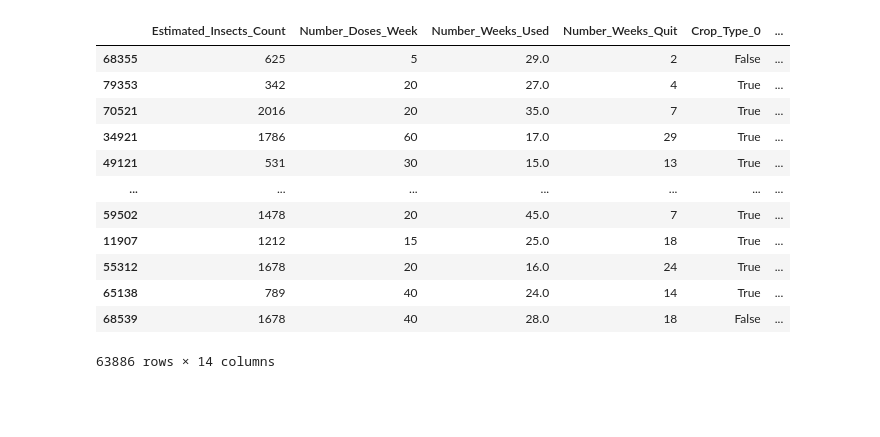
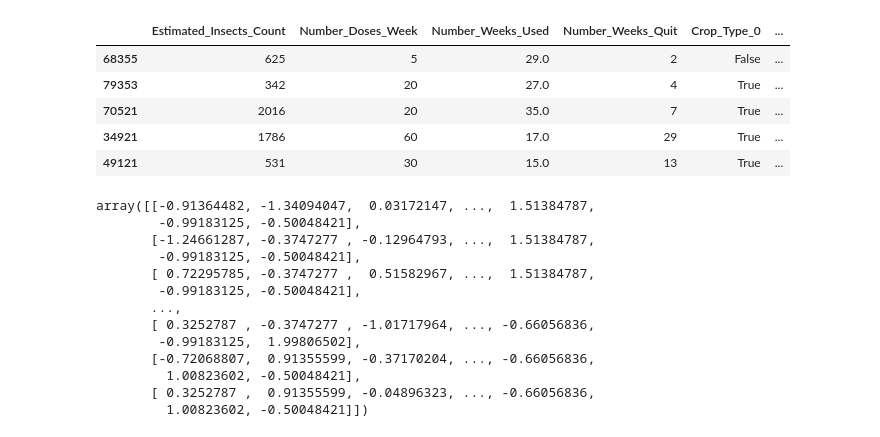
Before and after one commit to rochamarcio/AGRONEG-CIO, a Jupyter notebook: src/Models/agro-models.ipynb, the cells around one changed output. Drawn from its saved outputs; the diff is of its cells as text; code cells hidden in the pictures; blank space fills up the shorter version.

```diff
--- a/src/Models/agro-models.ipynb
+++ b/src/Models/agro-models.ipynb
@@ -12,18 +18,11 @@ warnings.filterwarnings ("ignore")
 # %%
 X_train , X_test , y_train, y_test = preprocessing()
 # %%
-X_train
+X_train.head()
 # %% [output]
 |  | Estimated_Insects_Count | Number_Doses_Week | Number_Weeks_Used | Number_Weeks_Quit | Crop_Type_0 | ... |
 | 68355 | 625 | 5 | 29.0 | 2 | False | ... |
 | 79353 | 342 | 20 | 27.0 | 4 | True | ... |
 | 70521 | 2016 | 20 | 35.0 | 7 | True | ... |
 | 34921 | 1786 | 60 | 17.0 | 29 | True | ... |
 | 49121 | 531 | 30 | 15.0 | 13 | True | ... |
-| ... | ... | ... | ... | ... | ... | ... |
-| 59502 | 1478 | 20 | 45.0 | 7 | True | ... |
-| 11907 | 1212 | 15 | 25.0 | 18 | True | ... |
-| 55312 | 1678 | 20 | 16.0 | 24 | True | ... |
-| 65138 | 789 | 40 | 24.0 | 14 | True | ... |
-| 68539 | 1678 | 40 | 28.0 | 18 | False | ... |
-63886 rows × 14 columns
@@ -29,0 +38,16 @@ X_train
+# %%
+X_train_norm
+# %% [output]
+array([[-0.91364482, -1.34094047,  0.03172147, ...,  1.51384787,
+        -0.99183125, -0.50048421],
+       [-1.24661287, -0.3747277 , -0.12964793, ...,  1.51384787,
+        -0.99183125, -0.50048421],
+       [ 0.72295785, -0.3747277 ,  0.51582967, ...,  1.51384787,
+        -0.99183125, -0.50048421],
+       ...,
+       [ 0.3252787 , -0.3747277 , -1.01717964, ..., -0.66056836,
+        -0.99183125,  1.99806502],
+       [-0.72068807,  0.91355599, -0.37170204, ..., -0.66056836,
+         1.00823602, -0.50048421],
+       [ 0.3252787 ,  0.91355599, -0.04896323, ..., -0.66056836,
+         1.00823602, -0.50048421]])
```
Also changed, not shown: parts of 10 cells of this notebook, 1 other file.
